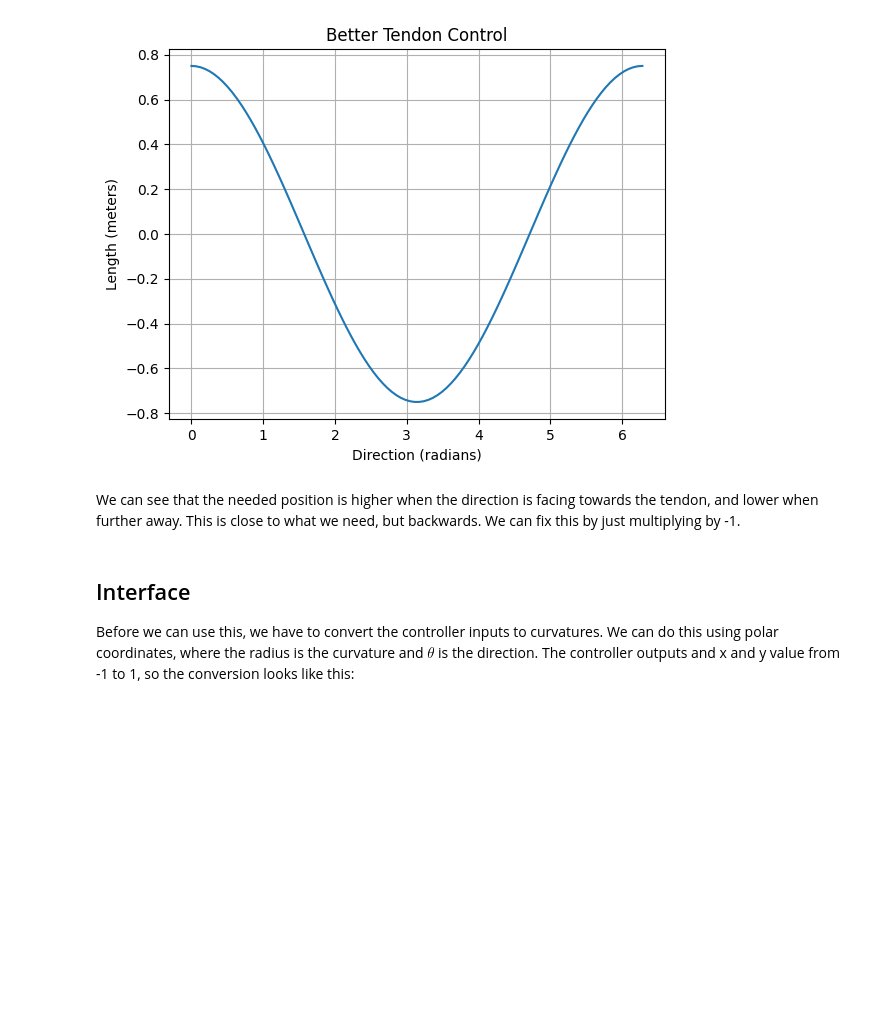
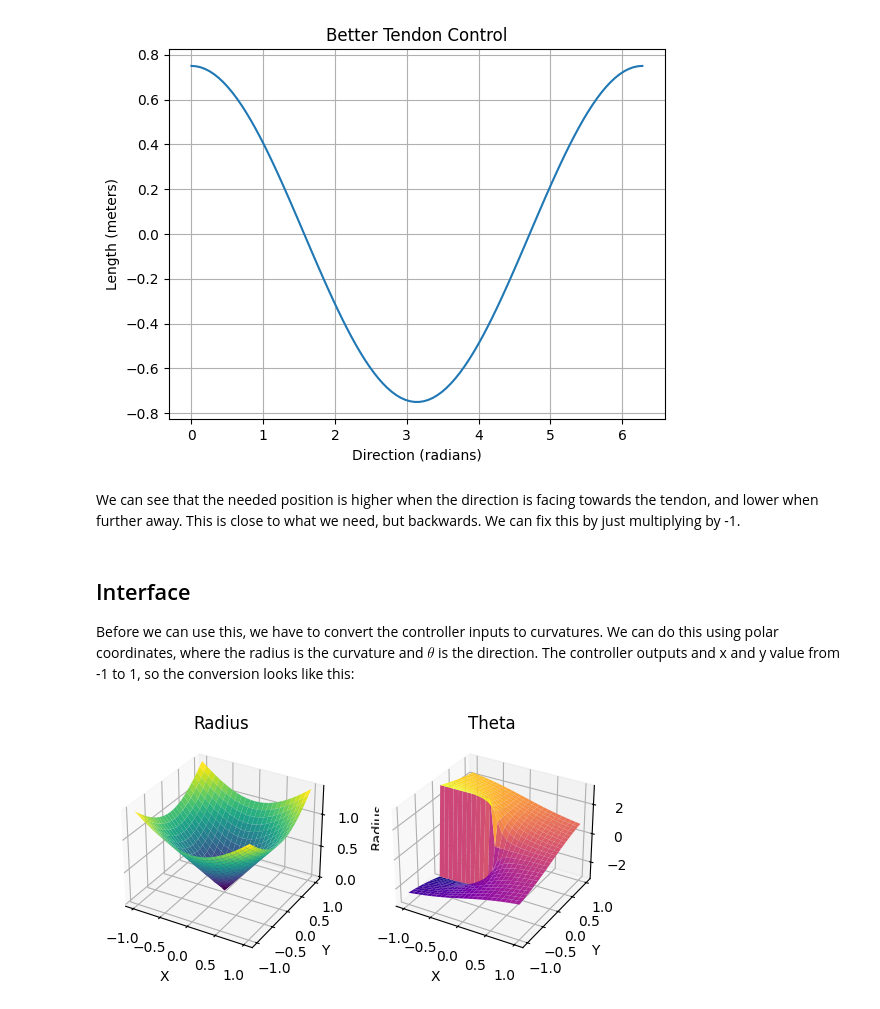
Before and after one commit to crummyh/stem-research-2025-2026, a Jupyter notebook: notebooks/tendons.ipynb, the cells around one changed output. Drawn from its saved outputs; the diff is of its cells as text; code cells hidden in the pictures; blank space fills up the shorter version.

```diff
--- a/notebooks/tendons.ipynb
+++ b/notebooks/tendons.ipynb
@@ -81,7 +81,35 @@ We can see that the needed position is higher when the direction is facing towar
 
 Before we can use this, we have to convert the controller inputs to curvatures. We can do this using polar coordinates, where the radius is the curvature and $\theta$ is the direction. The controller outputs and x and y value from -1 to 1, so the conversion looks like this:
 # %%
-def cartesian_to_polar(x: float, y: float) -> tuple[float, float]:
+def cartesian_to_polar(x, y) -> tuple[float, float]:
     rho = np.sqrt(x**2 + y**2)  # R
     phi = np.arctan2(y, x)  # Theta
     return (phi, rho)
+
+x = np.linspace(-1, 1, 25)
+y = np.linspace(-1, 1, 25)
+x,y = np.meshgrid(x,y)
+
+theta, r = cartesian_to_polar(x,y)
+
+fig = plt.figure()
+
+ax1 = fig.add_subplot(121, projection='3d')
+ax1.plot_surface(x, y, r, cmap='viridis')
+ax1.set_title('Radius')
+
+ax1.set_xlabel("X")
+ax1.set_ylabel("Y")
+ax1.set_zlabel("Radius")
+
+ax2 = fig.add_subplot(122, projection='3d')
+ax2.plot_surface(x, y, theta, cmap='plasma')
+ax2.set_title('Theta')
+
+ax2.set_xlabel("X")
+ax2.set_ylabel("Y")
+ax2.set_zlabel("Theta (Radians)")
+
+plt.show()
+# %% [output]
+[figure, added]
```
Also changed, not shown: parts of 4 cells of this notebook, 8 other files.
